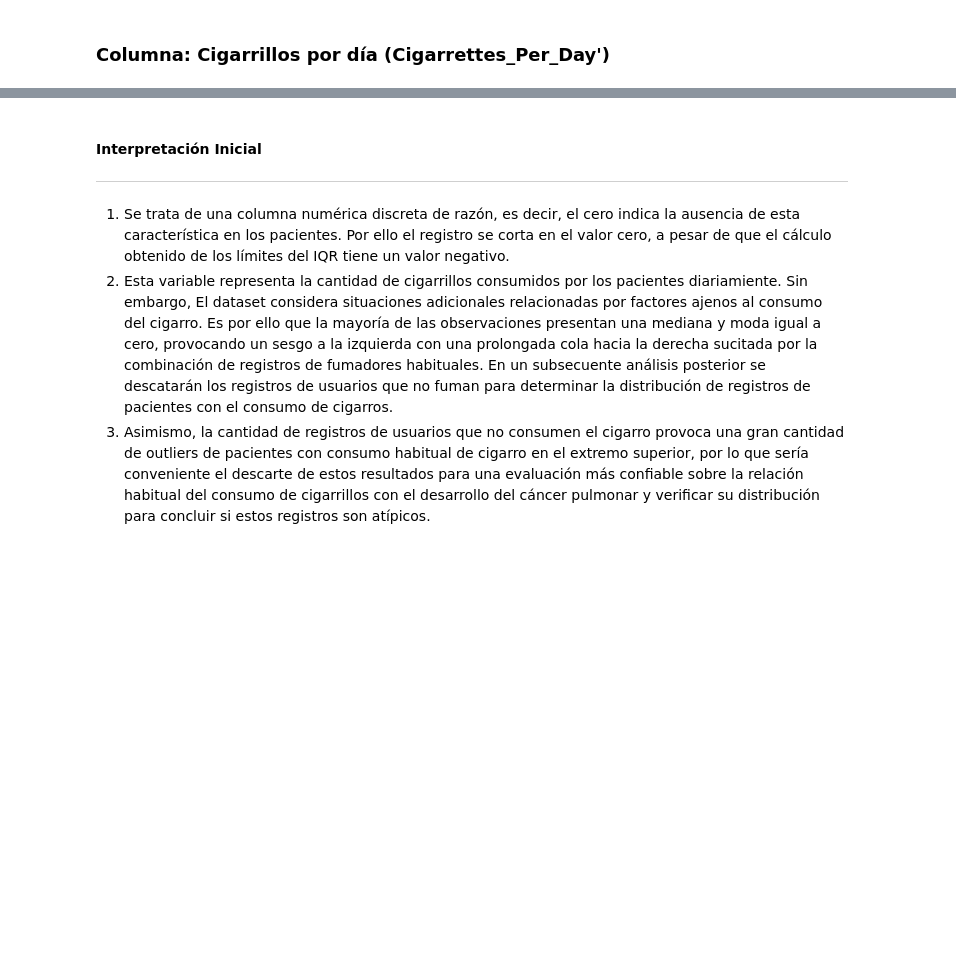
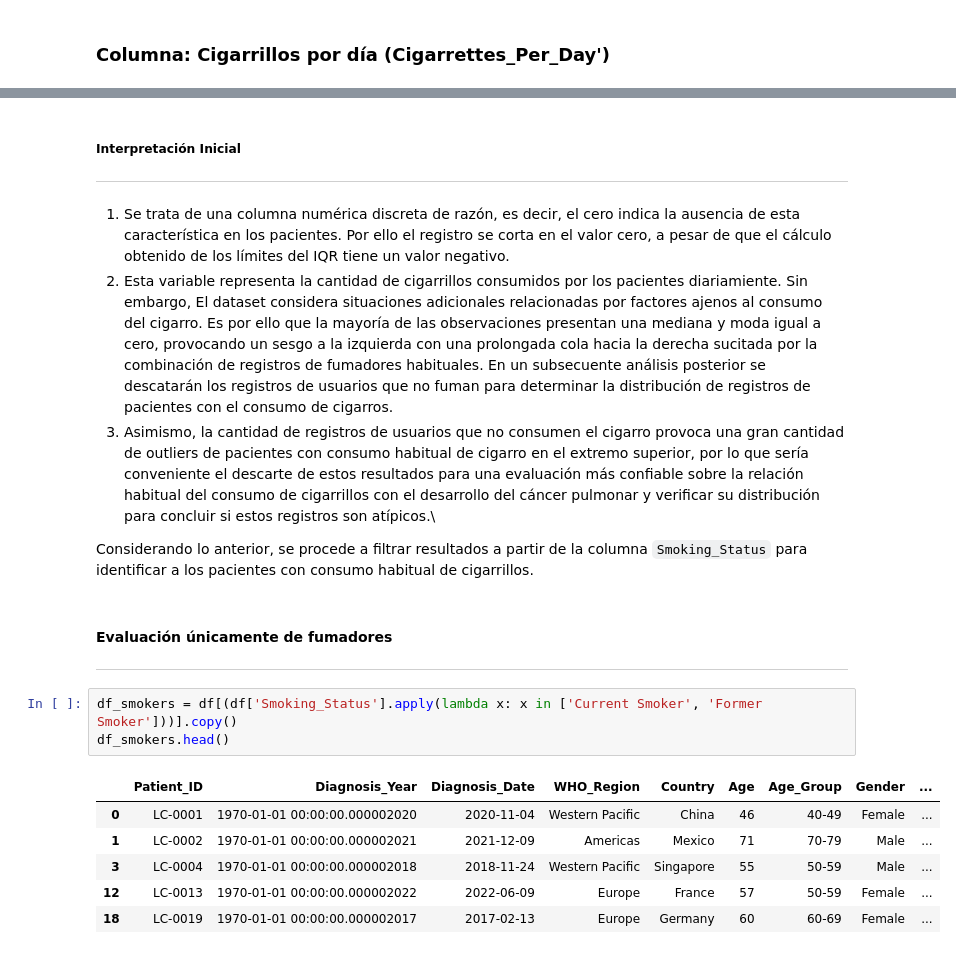
Before and after one commit to MiguelFigueroa02/MCPI_Student_Repo, a Jupyter notebook: courses/1-Semester/fundamentals of statistics/Projects/Notebooks/Estadística_Descriptiva_Visualización.ipynb, the cells around one changed output, grey strips where cells are left out. Saved outputs shown, nothing was run; the diff lists cells and outputs as text; blank space fills up the shorter version.

```diff
--- a/courses/1-Semester/fundamentals of statistics/Projects/Notebooks/Estadística_Descriptiva_Visualización.ipynb
+++ b/courses/1-Semester/fundamentals of statistics/Projects/Notebooks/Estadística_Descriptiva_Visualización.ipynb
@@ -407,8 +409,23 @@ Cantidad de resultados atípicos debajo de rango 1.5 veces IQR: 0
 | LC-0137      |                   53 | 60-69       | Bangladesh   | NSCLC         | No         |
 | LC-0243      |                   56 | 60-69       | Turkey       | NSCLC         | No         |
 # %% [markdown]
-#### Interpretación Inicial
+##### Interpretación Inicial
 ---
 1. Se trata de una columna numérica discreta de razón, es decir, el cero indica la ausencia de esta característica en los pacientes. Por ello el registro se corta en el valor cero, a pesar de que el cálculo obtenido de los límites del IQR tiene un valor negativo.
 2. Esta variable representa la cantidad de cigarrillos consumidos por los pacientes diariamiente. Sin embargo, El dataset considera situaciones adicionales relacionadas por factores ajenos al consumo del cigarro. Es por ello que la mayoría de las observaciones presentan una mediana y moda igual a cero, provocando un sesgo a la izquierda con una prolongada cola hacia la derecha sucitada por la combinación de registros de fumadores habituales. En un subsecuente análisis posterior se descatarán los registros de usuarios que no fuman para determinar la distribución de registros de pacientes con el consumo de cigarros.
-3. Asimismo, la cantidad de registros de usuarios que no consumen el cigarro provoca una gran cantidad de outliers de pacientes con consumo habitual de cigarro en el extremo superior, por lo que sería conveniente el descarte de estos resultados para una evaluación más confiable sobre la relación habitual del consumo de cigarrillos con el desarrollo del cáncer pulmonar y verificar su distribución para concluir si estos registros son atípicos.
+3. Asimismo, la cantidad de registros de usuarios que no consumen el cigarro provoca una gran cantidad de outliers de pacientes con consumo habitual de cigarro en el extremo superior, por lo que sería conveniente el descarte de estos resultados para una evaluación más confiable sobre la relación habitual del consumo de cigarrillos con el desarrollo del cáncer pulmonar y verificar su distribución para concluir si estos registros son atípicos.\
+
+Considerando lo anterior, se procede a filtrar resultados a partir de la columna `Smoking_Status` para identificar a los pacientes con consumo habitual de cigarrillos.
+# %% [markdown]
+#### Evaluación únicamente de fumadores
+---
+# %%
+df_smokers = df[(df['Smoking_Status'].apply(lambda x: x in ['Current Smoker', 'Former Smoker']))].copy()
+df_smokers.head()
+# %% [output]
+|  | Patient_ID | Diagnosis_Year | Diagnosis_Date | WHO_Region | Country | Age | Age_Group | Gender | ... |
+| 0 | LC-0001 | 1970-01-01 00:00:00.000002020 | 2020-11-04 | Western Pacific | China | 46 | 40-49 | Female | ... |
+| 1 | LC-0002 | 1970-01-01 00:00:00.000002021 | 2021-12-09 | Americas | Mexico | 71 | 70-79 | Male | ... |
+| 3 | LC-0004 | 1970-01-01 00:00:00.000002018 | 2018-11-24 | Western Pacific | Singapore | 55 | 50-59 | Male | ... |
+| 12 | LC-0013 | 1970-01-01 00:00:00.000002022 | 2022-06-09 | Europe | France | 57 | 50-59 | Female | ... |
+| 18 | LC-0019 | 1970-01-01 00:00:00.000002017 | 2017-02-13 | Europe | Germany | 60 | 60-69 | Female | ... |
```
Also changed, not shown: parts of 10 cells of this notebook.
